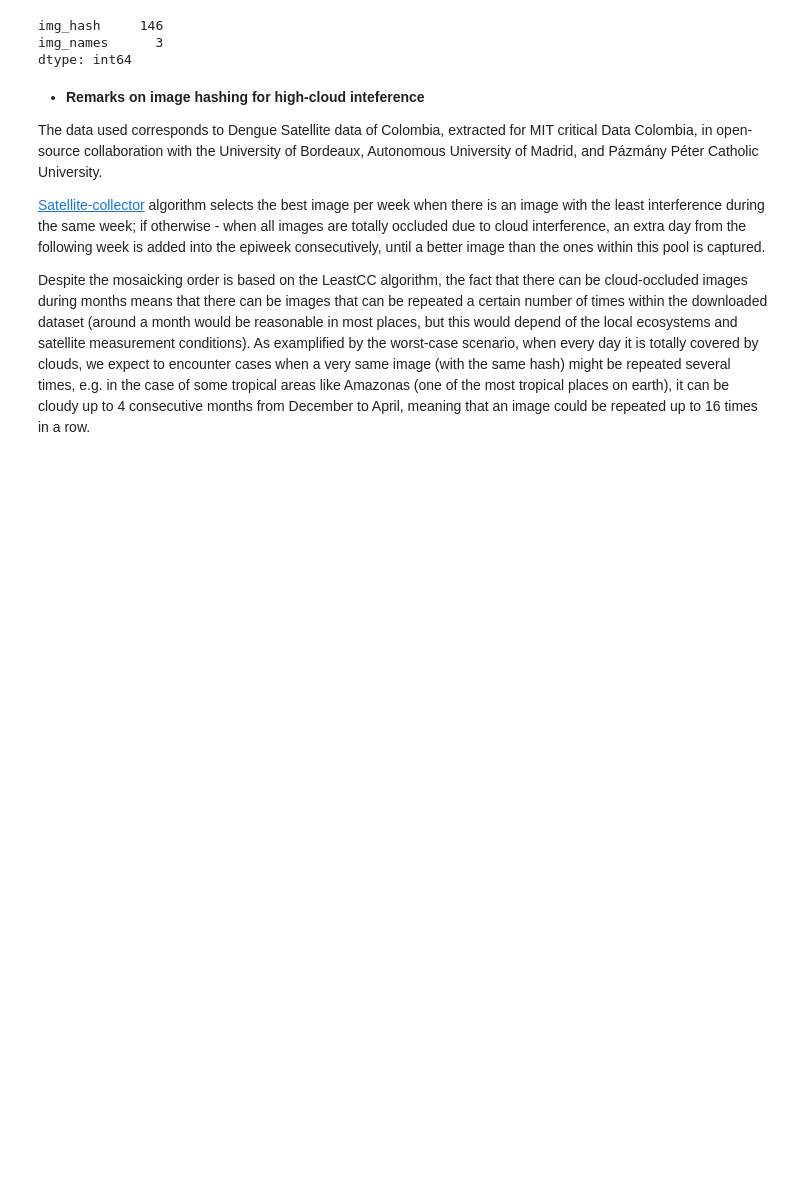
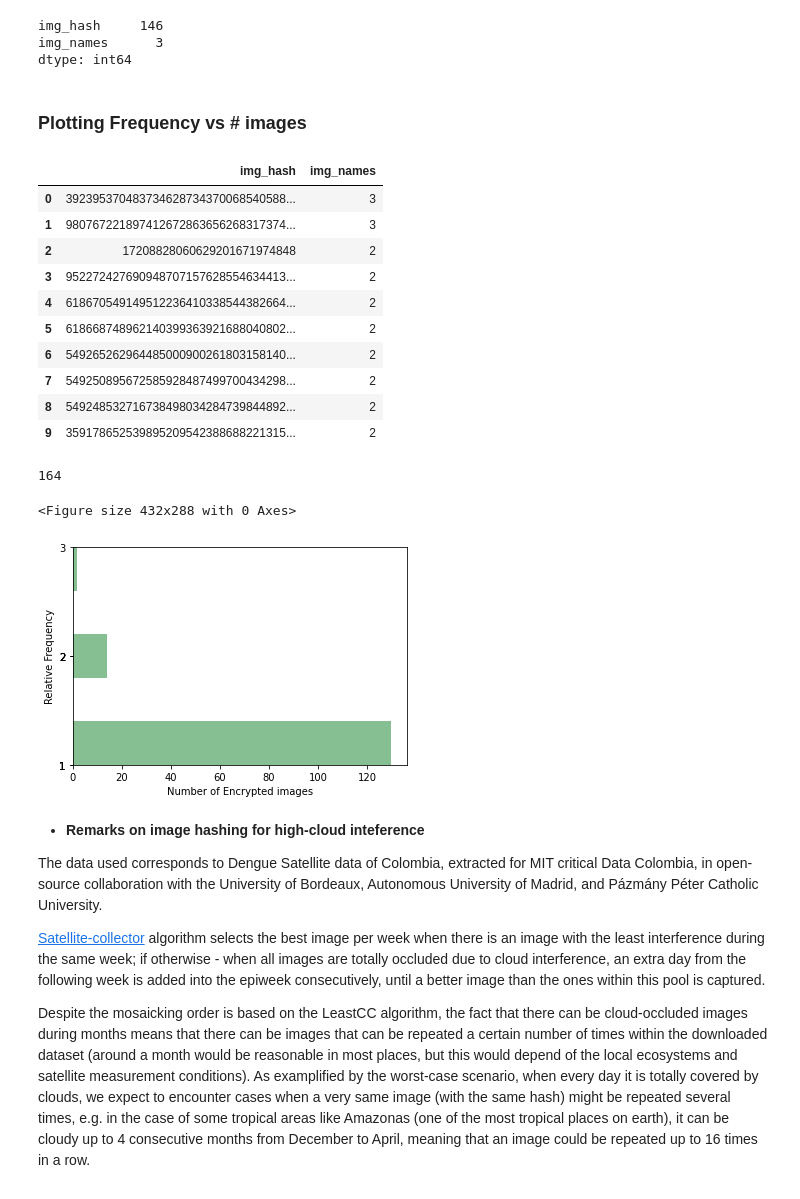
Before and after one commit to sebasmos/satellite.extractor, a Jupyter notebook: notebooks/satellite_images_hashing.ipynb, the cells around one changed output. Saved outputs shown, nothing was run; the diff lists cells and outputs as text; code cells hidden in the pictures; blank space fills up the shorter version.

Commit message:
updating hash analysis

```diff
--- a/notebooks/satellite_images_hashing.ipynb
+++ b/notebooks/satellite_images_hashing.ipynb
@@ -325,6 +375,47 @@ num_img_per_hash.nunique()
 img_hash     146
 img_names      3
 dtype: int64
+# %% [markdown]
+### Plotting Frequency vs # images
+# %%
+num_img_per_hash = df.groupby("img_hash").size().sort_values(ascending = False).reset_index(name = "img_names")
+display(num_img_per_hash.head(10))
+print(sum(num_img_per_hash["img_names"]))
+
+
+ax = plt.figure()
+your_bins=5
+num_img_per_hash.hist("img_names", bins = your_bins, orientation = "horizontal",  color='#86bf91')
+plt.xlabel("Number of Encrypted images")
+plt.ylabel("Relative Frequency")
+plt.title('')
+plt.ylim(1, 3)
+plt.grid(False)
+
+# -------
+# make the y ticks integers, not floats
+yint = []
+locs, labels = plt.yticks()
+for each in locs:
+    yint.append(int(each))
+plt.yticks(yint)
+# -------
+plt.savefig('plot2.png', transparent=True)
+# %% [output]
+|  | img_hash | img_names |
+| 0 | 392395370483734628734370068540588... | 3 |
+| 1 | 980767221897412672863656268317374... | 3 |
+| 2 | 17208828060629201671974848 | 2 |
+| 3 | 952272427690948707157628554634413... | 2 |
+| 4 | 618670549149512236410338544382664... | 2 |
+| 5 | 618668748962140399363921688040802... | 2 |
+| 6 | 549265262964485000900261803158140... | 2 |
+| 7 | 549250895672585928487499700434298... | 2 |
+| 8 | 549248532716738498034284739844892... | 2 |
+| 9 | 359178652539895209542388688221315... | 2 |
+164
+<Figure size 432x288 with 0 Axes>
+[figure, added]
 # %% [markdown]
 * **Remarks on image hashing for high-cloud inteference**
 
```
Also changed, not shown: parts of 18 cells of this notebook, 5 other files.
